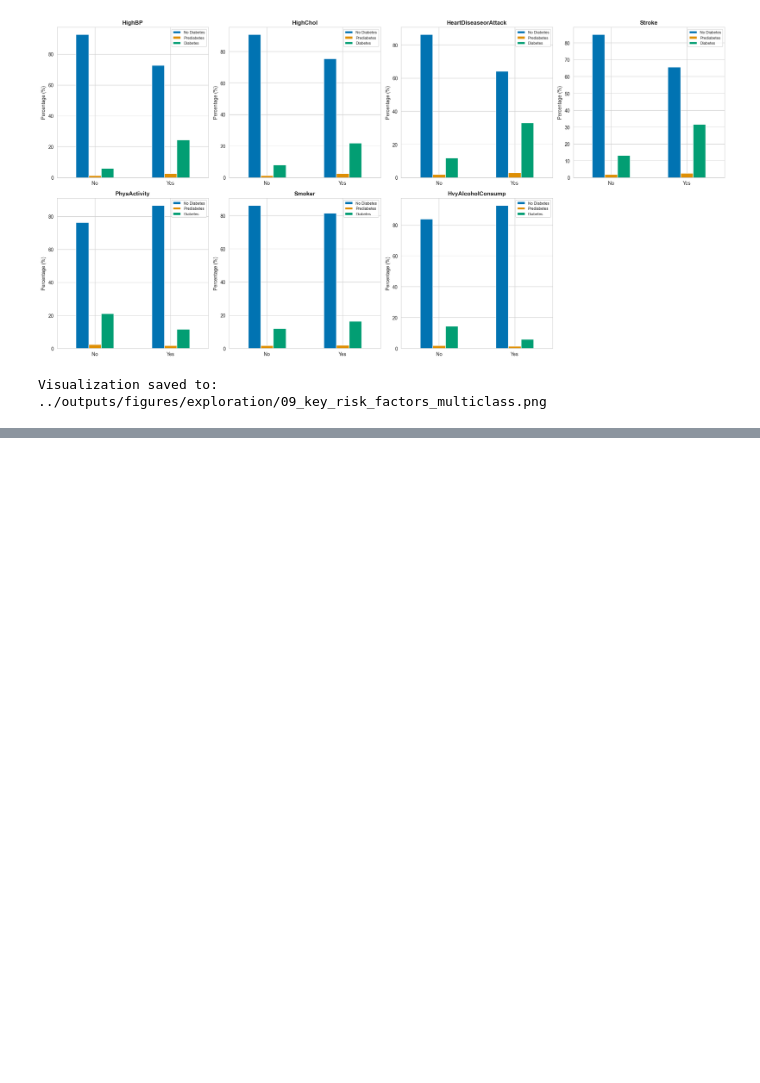
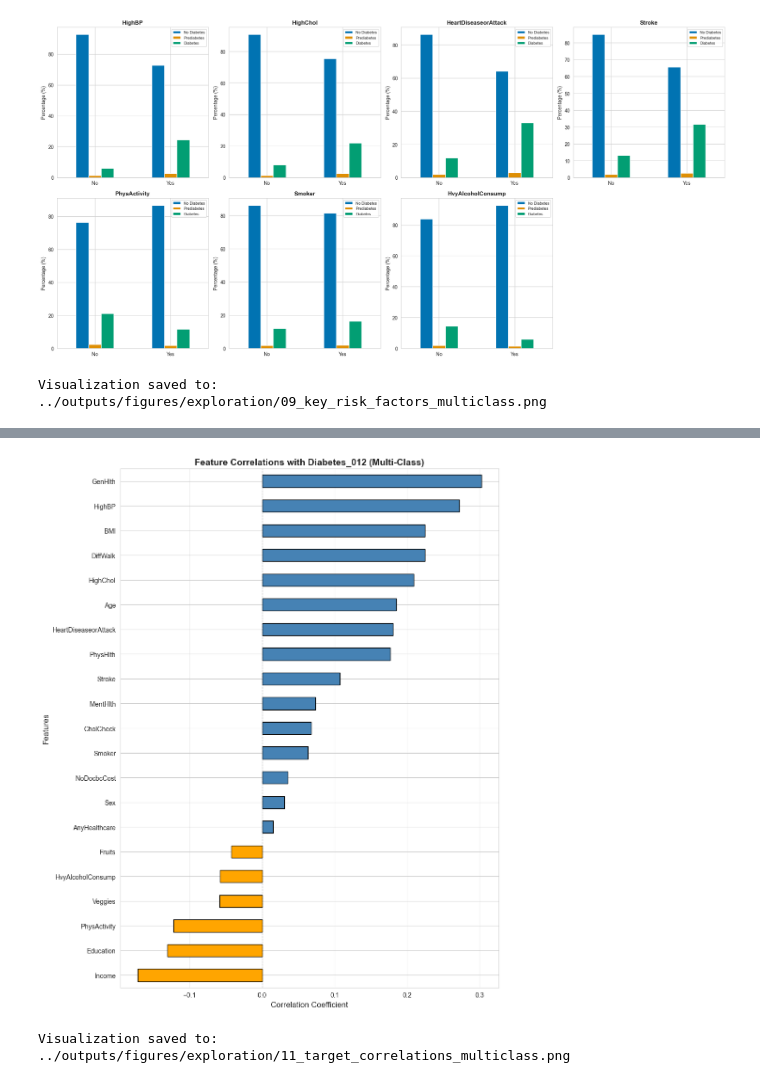
Before and after one commit to eyyuboeztuerk-arch/diabetes-multiclass-project, a Jupyter notebook: notebooks/01_exploration.ipynb, the cells around one changed output, grey strips where cells are left out. Cells and saved outputs as stored; diff of their text form; code cells hidden in the pictures; blank space fills up the shorter version.

```diff
--- a/notebooks/01_exploration.ipynb
+++ b/notebooks/01_exploration.ipynb
@@ -1134,0 +1193,19 @@ Visualization saved to: ../outputs/figures/exploration/09_key_risk_factors_multi
+# %%
+# Visualization - Target correlations
+plt.figure(figsize=(10, 12))
+target_corr_sorted = target_corr.drop('Diabetes_012').sort_values()
+colors_corr = ['orange' if x < 0 else 'steelblue' for x in target_corr_sorted]
+target_corr_sorted.plot(kind='barh', color=colors_corr, edgecolor='black')
+plt.title('Feature Correlations with Diabetes_012 (Multi-Class)', fontsize=14, fontweight='bold')
+plt.xlabel('Correlation Coefficient', fontsize=12)
+plt.ylabel('Features', fontsize=12)
+plt.axvline(x=0, color='black', linestyle='--', linewidth=0.8)
+plt.grid(axis='x', alpha=0.3)
+plt.tight_layout()
+plt.savefig(f'{output_dir}/11_target_correlations_multiclass.png', dpi=300, bbox_inches='tight')
+plt.show()
+
+print(f"\nVisualization saved to: {output_dir}/11_target_correlations_multiclass.png")
+# %% [output]
+[figure, added]
+Visualization saved to: ../outputs/figures/exploration/11_target_correlations_multiclass.png
```
Also changed, not shown: parts of 3 cells of this notebook.
